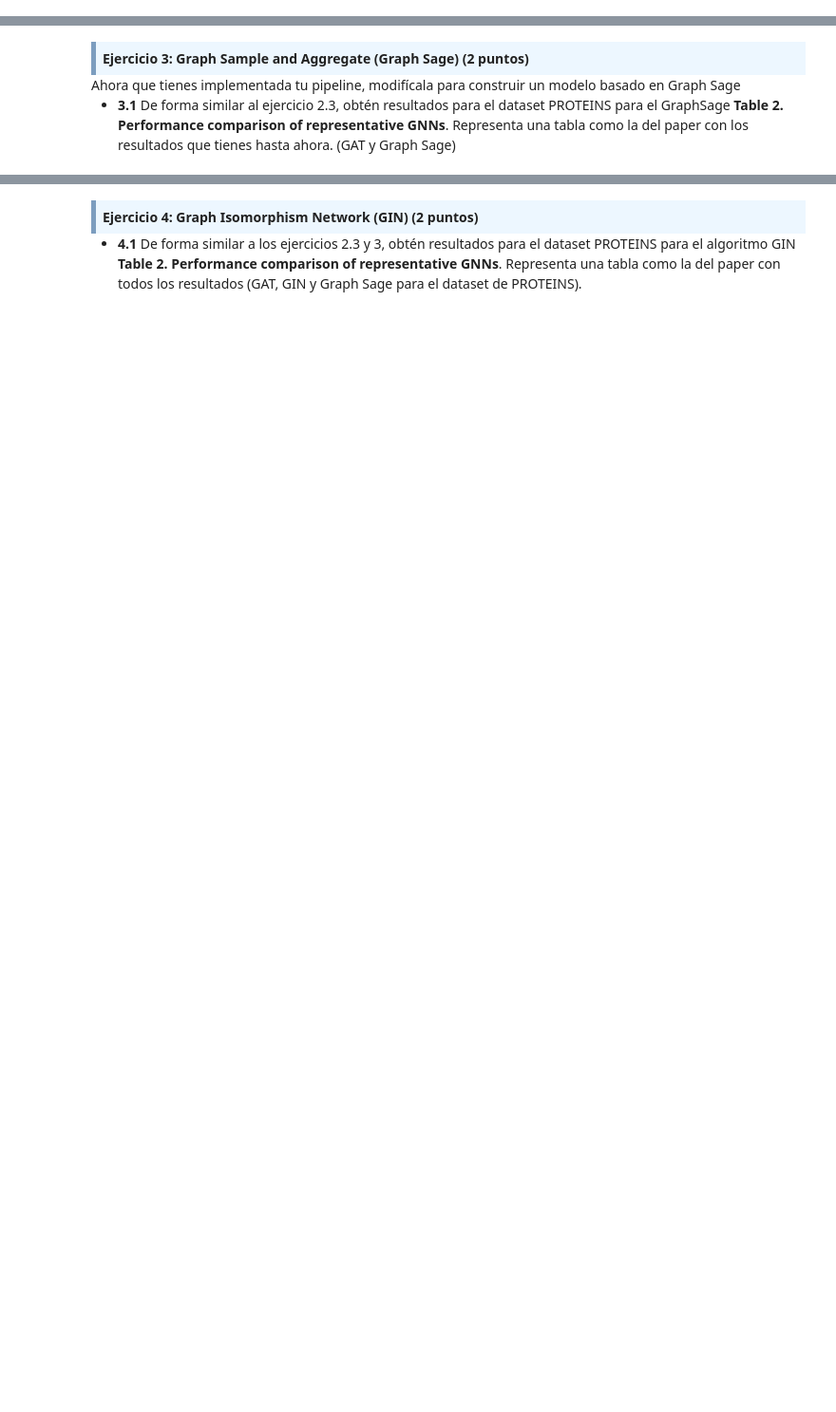
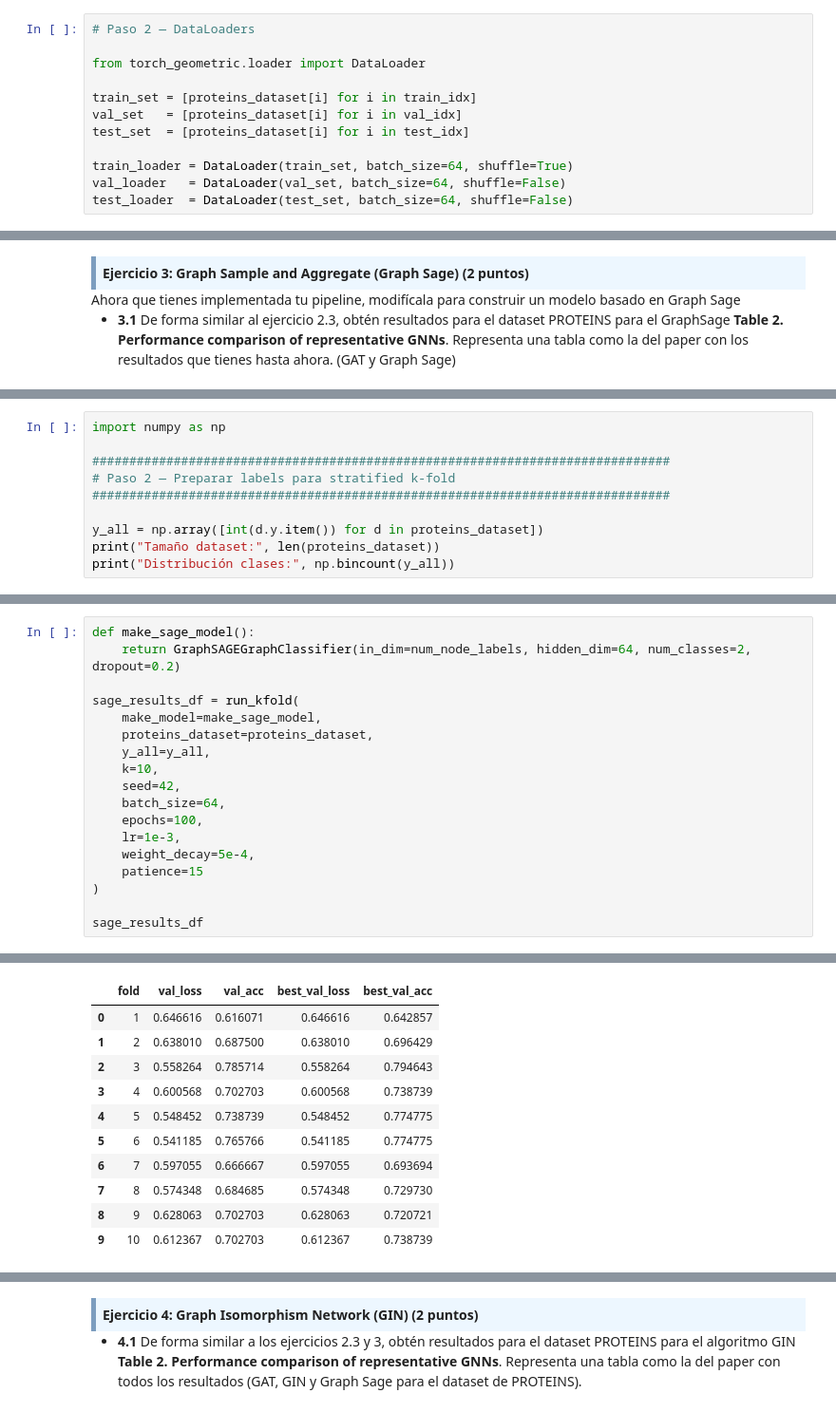
Before and after one commit to franchi2412/RedesComplejasPEC4, a Jupyter notebook: PEC4-FranciscoCastroGarcia.ipynb, the cells around one changed output, grey strips where cells are left out. Shown at 95% size. Cells and saved outputs as stored; diff of their text form; blank space fills up the shorter version.

```diff
--- a/PEC4-FranciscoCastroGarcia.ipynb
+++ b/PEC4-FranciscoCastroGarcia.ipynb
@@ -481,0 +602,12 @@ Para PROTEINS, según la Figure 6 el mejor rendimiento de GAT se obtiene con dim
+# %%
+# Paso 2 — DataLoaders
+
+from torch_geometric.loader import DataLoader
+
+train_set = [proteins_dataset[i] for i in train_idx]
+val_set   = [proteins_dataset[i] for i in val_idx]
+test_set  = [proteins_dataset[i] for i in test_idx]
+
+train_loader = DataLoader(train_set, batch_size=64, shuffle=True)
+val_loader   = DataLoader(val_set, batch_size=64, shuffle=False)
+test_loader  = DataLoader(test_set, batch_size=64, shuffle=False)
@@ -486,0 +921,10 @@ Ahora que tienes implementada tu pipeline, modifícala para construir un modelo
+# %%
+import numpy as np
+
+##############################################################################
+# Paso 2 — Preparar labels para stratified k-fold
+##############################################################################
+
+y_all = np.array([int(d.y.item()) for d in proteins_dataset])
+print("Tamaño dataset:", len(proteins_dataset))
+print("Distribución clases:", np.bincount(y_all))
@@ -486,0 +982,19 @@ Ahora que tienes implementada tu pipeline, modifícala para construir un modelo
+# %%
+def make_sage_model():
+    return GraphSAGEGraphClassifier(in_dim=num_node_labels, hidden_dim=64, num_classes=2, dropout=0.2)
+
+sage_results_df = run_kfold(
+    make_model=make_sage_model,
+    proteins_dataset=proteins_dataset,
+    y_all=y_all,
+    k=10,
+    seed=42,
+    batch_size=64,
+    epochs=100,
+    lr=1e-3,
+    weight_decay=5e-4,
+    patience=15
+)
+
+sage_results_df
+# %% [output]
@@ -486,0 +1018,11 @@ Ahora que tienes implementada tu pipeline, modifícala para construir un modelo
+|  | fold | val_loss | val_acc | best_val_loss | best_val_acc |
+| 0 | 1 | 0.646616 | 0.616071 | 0.646616 | 0.642857 |
+| 1 | 2 | 0.638010 | 0.687500 | 0.638010 | 0.696429 |
+| 2 | 3 | 0.558264 | 0.785714 | 0.558264 | 0.794643 |
+| 3 | 4 | 0.600568 | 0.702703 | 0.600568 | 0.738739 |
+| 4 | 5 | 0.548452 | 0.738739 | 0.548452 | 0.774775 |
+| 5 | 6 | 0.541185 | 0.765766 | 0.541185 | 0.774775 |
+| 6 | 7 | 0.597055 | 0.666667 | 0.597055 | 0.693694 |
+| 7 | 8 | 0.574348 | 0.684685 | 0.574348 | 0.729730 |
+| 8 | 9 | 0.628063 | 0.702703 | 0.628063 | 0.720721 |
+| 9 | 10 | 0.612367 | 0.702703 | 0.612367 | 0.738739 |
```
Also changed, not shown: parts of 28 cells of this notebook, 1 other file.
